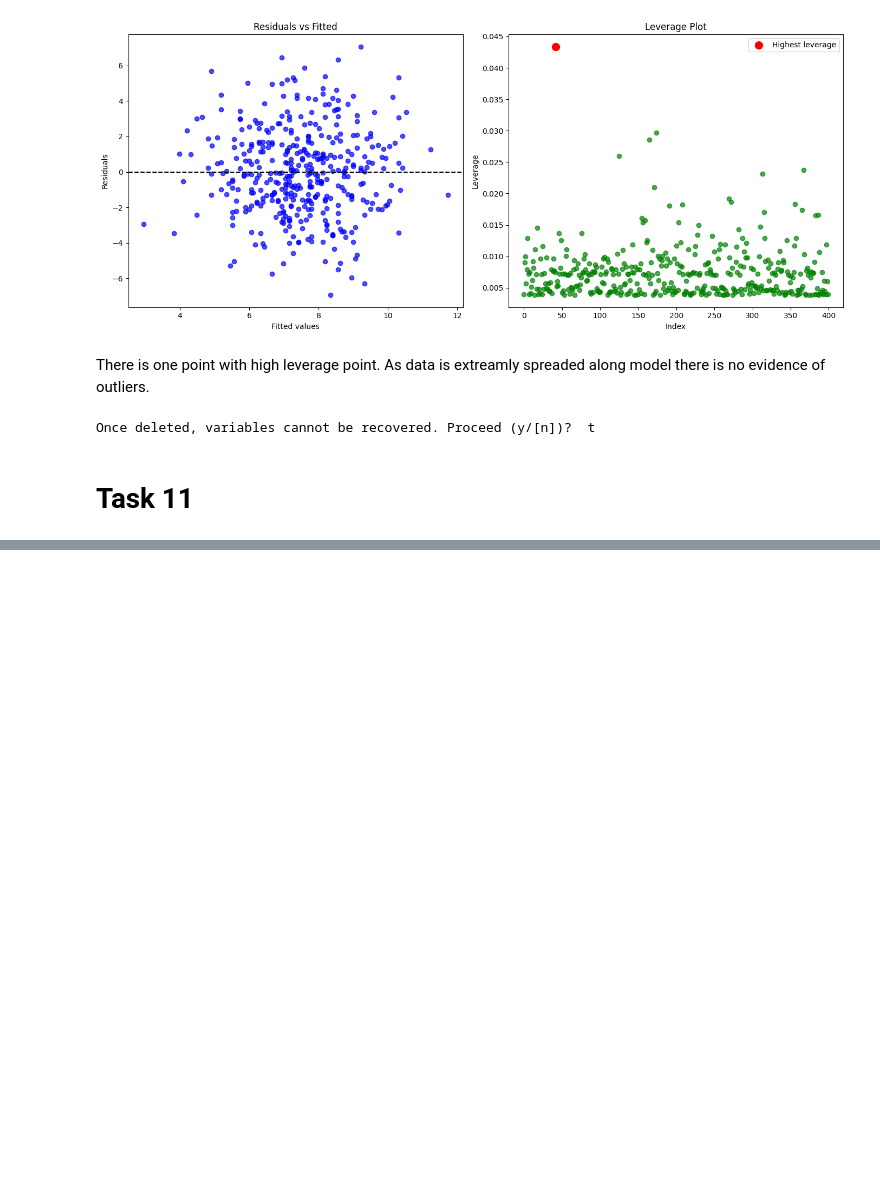
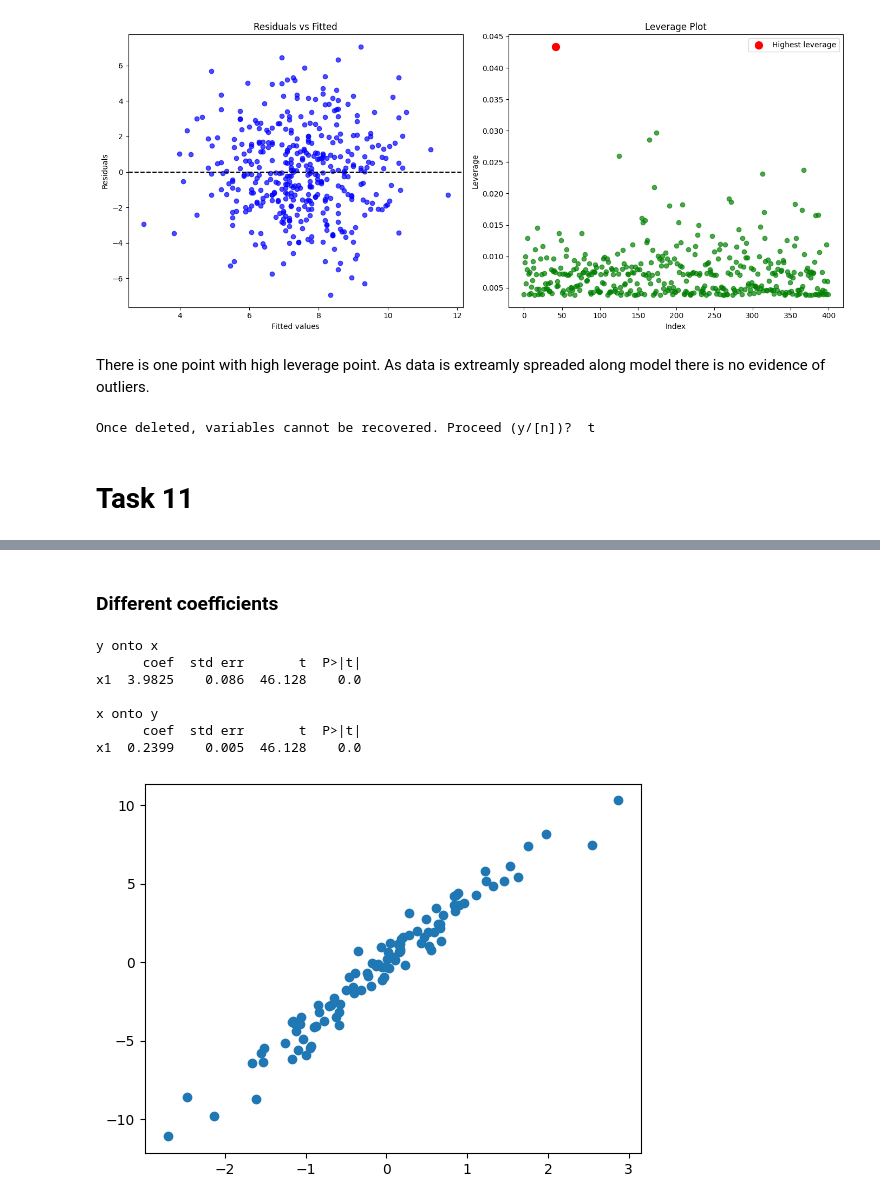
Before and after one commit to xXKeNdAmAmAsTeRXx/ISLP_labs, a Jupyter notebook: applied-Tasks/LinearRegressionTasks.ipynb, the cells around one changed output, grey strips where cells are left out. Cells and saved outputs as stored; diff of their text form; code cells hidden in the pictures; blank space fills up the shorter version.

Commit message:
task 11 and 12

```diff
--- a/applied-Tasks/LinearRegressionTasks.ipynb
+++ b/applied-Tasks/LinearRegressionTasks.ipynb
@@ -630,0 +713,6 @@ Once deleted, variables cannot be recovered. Proceed (y/[n])?  t
+# %%
+y_i = sm.add_constant(y, prepend=False)
+model3 = sm.OLS(x,y_i);
+results_3 = model3.fit()
+
+print(summarize(results_3))
@@ -630,0 +740,23 @@ Once deleted, variables cannot be recovered. Proceed (y/[n])?  t
+# %%
+# we must keep values the same
+rng = np.random.default_rng(1)
+error = rng.normal(size=100)
+x = rng.normal(size=100)
+
+
+def task12_check(a):
+    global x
+    global error
+
+    y = a * x  +  error
+
+    results1 = sm.OLS(y, x).fit()
+    results2 = sm.OLS(x, y).fit()
+
+    plt.scatter(x,y)
+
+    print("y onto x");
+    print(summarize(results1))
+    print()
+    print("x onto y");
+    print(summarize(results2))
@@ -630,0 +778,13 @@ Once deleted, variables cannot be recovered. Proceed (y/[n])?  t
+# %% [markdown]
+### Different coefficients
+# %%
+task12_check(4)
+# %% [output]
+y onto x
+      coef  std err       t  P>|t|
+x1  3.9825    0.086  46.128    0.0
+
+x onto y
+      coef  std err       t  P>|t|
+x1  0.2399    0.005  46.128    0.0
+[figure, added]
```
Also changed, not shown: parts of 26 cells of this notebook.
